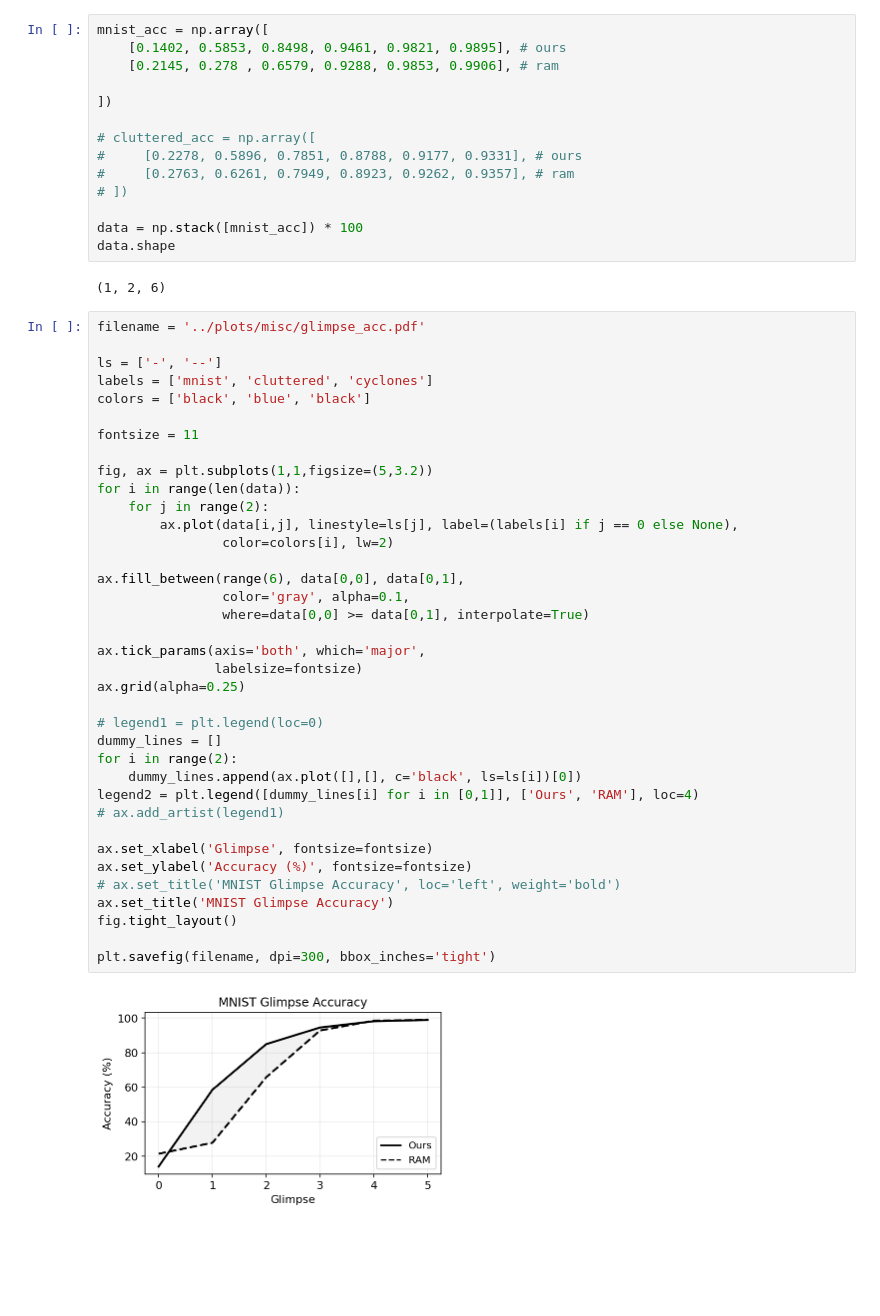
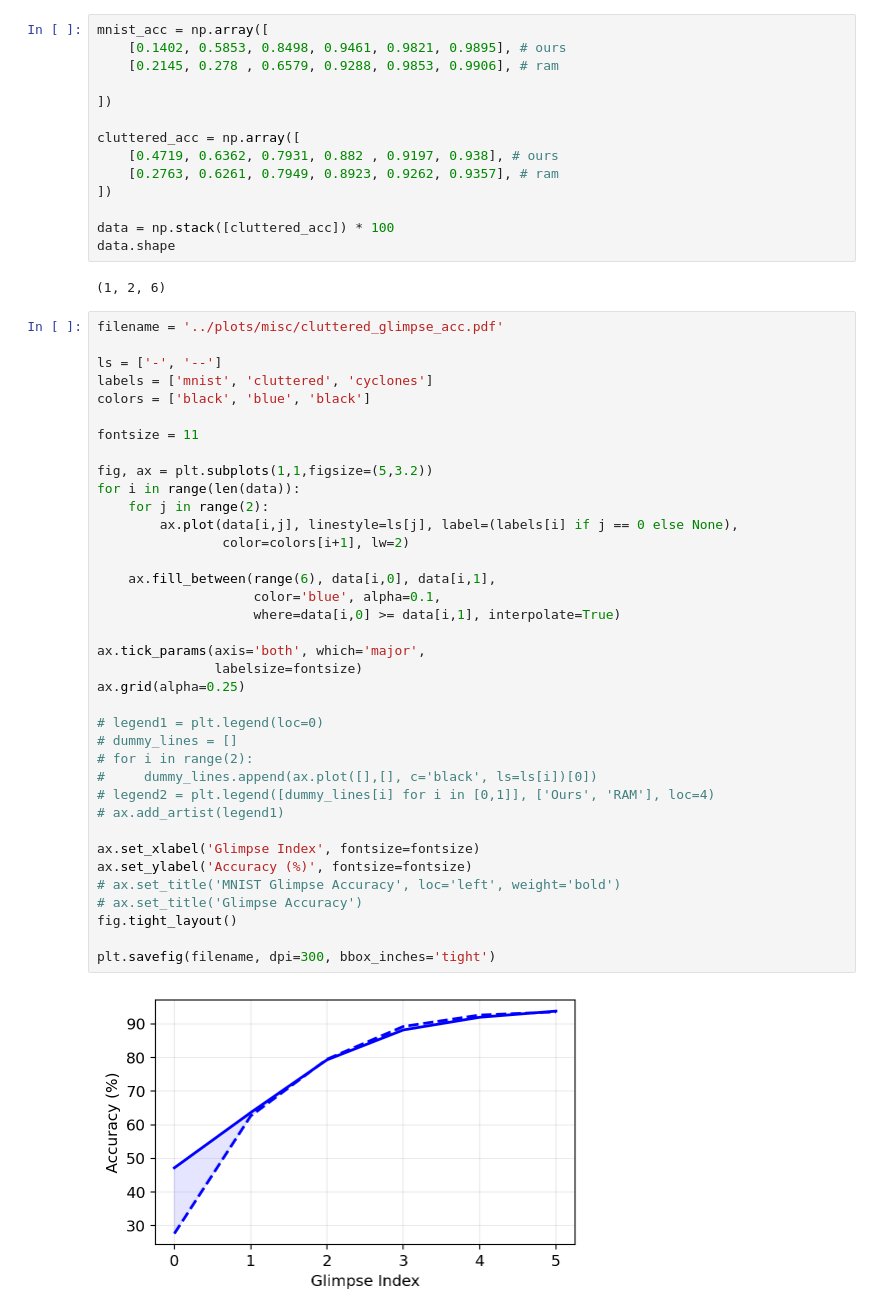
Before and after one commit to stockeh/memory-sequential-attention, a Jupyter notebook: notebooks/glimpse_acc.ipynb, the cells around one changed output. Saved outputs shown, nothing was run; the diff lists cells and outputs as text; blank space fills up the shorter version.

```diff
--- a/notebooks/glimpse_acc.ipynb
+++ b/notebooks/glimpse_acc.ipynb
@@ -29,51 +29,51 @@ mnist_acc = np.array([
 
 ])
 
-# cluttered_acc = np.array([
-#     [0.2278, 0.5896, 0.7851, 0.8788, 0.9177, 0.9331], # ours
-#     [0.2763, 0.6261, 0.7949, 0.8923, 0.9262, 0.9357], # ram
-# ])
+cluttered_acc = np.array([
+    [0.4719, 0.6362, 0.7931, 0.882 , 0.9197, 0.938], # ours
+    [0.2763, 0.6261, 0.7949, 0.8923, 0.9262, 0.9357], # ram
+])
 
-data = np.stack([mnist_acc]) * 100
+data = np.stack([cluttered_acc]) * 100
 data.shape
 # %% [output]
 (1, 2, 6)
 # %%
-filename = '../plots/misc/glimpse_acc.pdf'
+filename = '../plots/misc/cluttered_glimpse_acc.pdf'
 
 ls = ['-', '--']
 labels = ['mnist', 'cluttered', 'cyclones']
 colors = ['black', 'blue', 'black']
 
 fontsize = 11
 
 fig, ax = plt.subplots(1,1,figsize=(5,3.2))
 for i in range(len(data)):
     for j in range(2):
         ax.plot(data[i,j], linestyle=ls[j], label=(labels[i] if j == 0 else None),
-                color=colors[i], lw=2)
+                color=colors[i+1], lw=2)
 
-ax.fill_between(range(6), data[0,0], data[0,1],
-                color='gray', alpha=0.1,
-                where=data[0,0] >= data[0,1], interpolate=True)
+    ax.fill_between(range(6), data[i,0], data[i,1],
+                    color='blue', alpha=0.1,
+                    where=data[i,0] >= data[i,1], interpolate=True)
 
 ax.tick_params(axis='both', which='major',
                labelsize=fontsize)
 ax.grid(alpha=0.25)
 
 # legend1 = plt.legend(loc=0)
-dummy_lines = []
-for i in range(2):
-    dummy_lines.append(ax.plot([],[], c='black', ls=ls[i])[0])
-legend2 = plt.legend([dummy_lines[i] for i in [0,1]], ['Ours', 'RAM'], loc=4)
+# dummy_lines = []
+# for i in range(2):
+#     dummy_lines.append(ax.plot([],[], c='black', ls=ls[i])[0])
+# legend2 = plt.legend([dummy_lines[i] for i in [0,1]], ['Ours', 'RAM'], loc=4)
 # ax.add_artist(legend1)
 
-ax.set_xlabel('Glimpse', fontsize=fontsize)
+ax.set_xlabel('Glimpse Index', fontsize=fontsize)
 ax.set_ylabel('Accuracy (%)', fontsize=fontsize)
 # ax.set_title('MNIST Glimpse Accuracy', loc='left', weight='bold')
-ax.set_title('MNIST Glimpse Accuracy')
+# ax.set_title('Glimpse Accuracy')
 fig.tight_layout()
 
 plt.savefig(filename, dpi=300, bbox_inches='tight')
 # %% [output]
-[figure, old version]
+[figure, new version]
```
Also changed, not shown: parts of 1 cell of this notebook, 19 other files.
